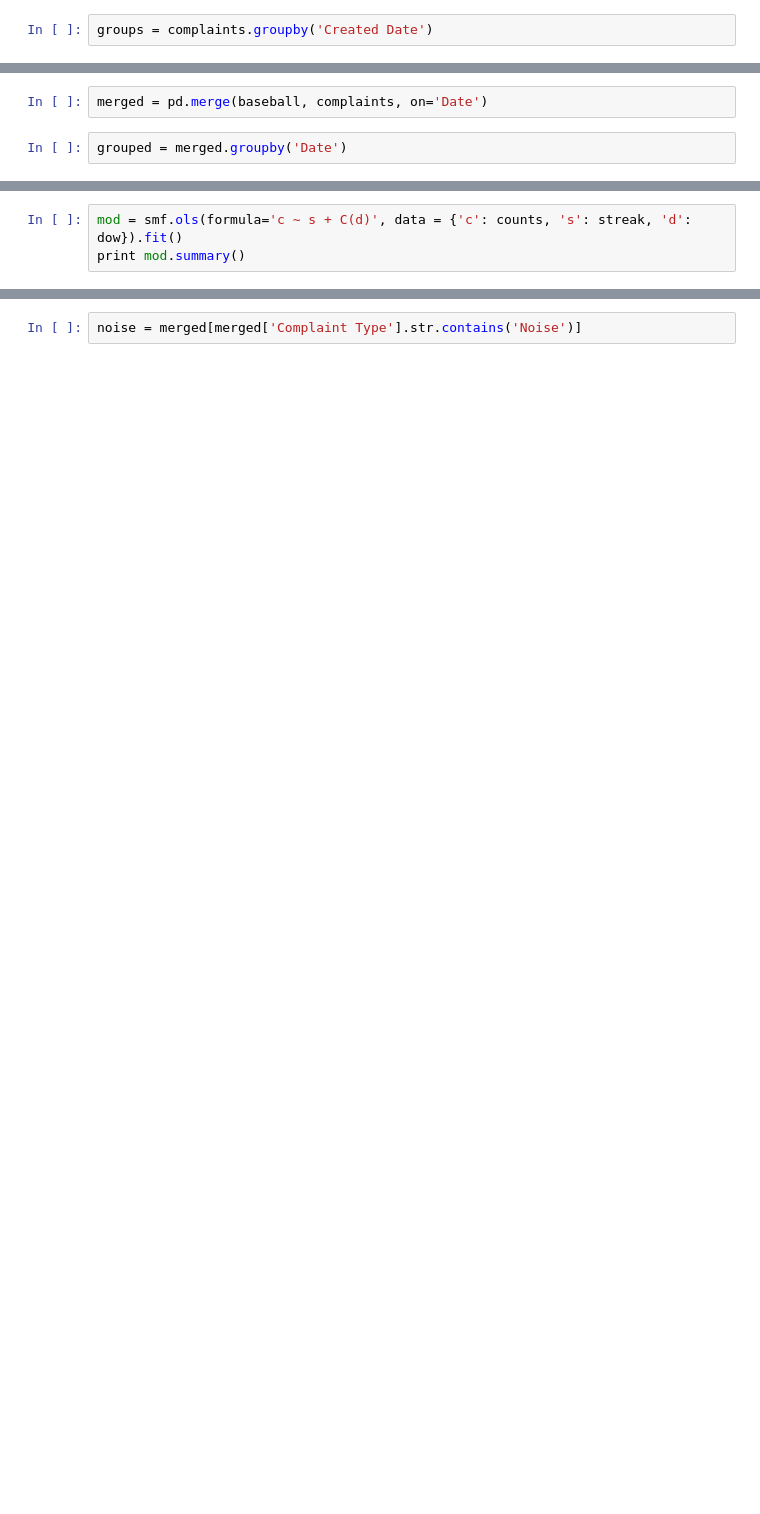
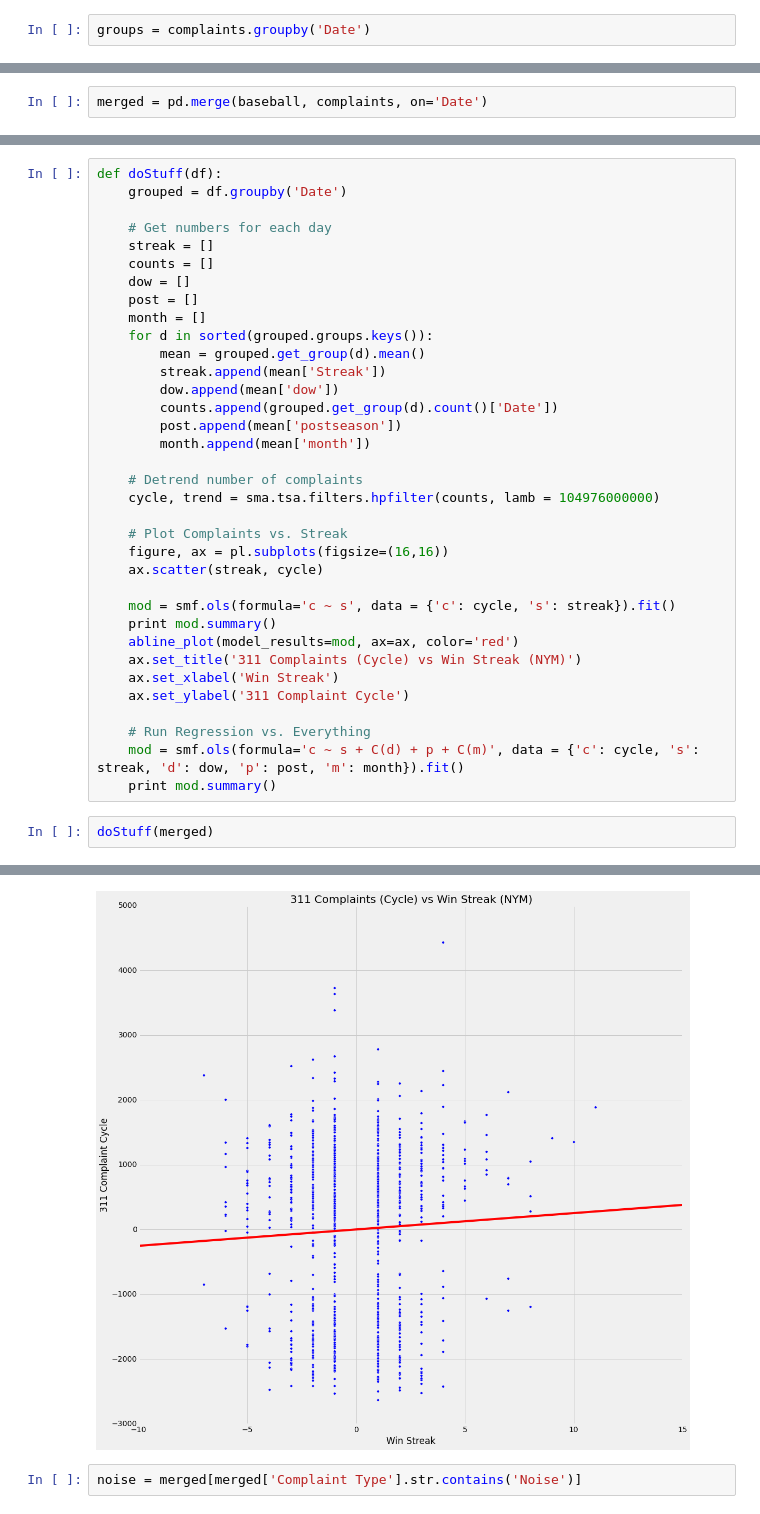
Before and after one commit to docmarionum1/ads_foundations, a Jupyter notebook: 311 - Mets.ipynb, the cells around one changed output, grey strips where cells are left out. Cells and saved outputs as stored; diff of their text form; blank space fills up the shorter version.

```diff
--- a/311 - Mets.ipynb
+++ b/311 - Mets.ipynb
@@ -52,5 +52,5 @@ complaints['dow'] = complaints.apply(lambda x: x['Date'].weekday(), axis=1)
 # %%
-groups = complaints.groupby('Created Date')
+groups = complaints.groupby('Date')
 # %%
 d = {
     'dow': groups.mean()['dow'],
@@ -139,4 +135,2 @@ baseball.plot('Date', 'Streak', figsize=(16,16))
 # %%
 merged = pd.merge(baseball, complaints, on='Date')
-# %%
-grouped = merged.groupby('Date')
@@ -179,3 +136,0 @@ Warnings:
-# %%
-mod = smf.ols(formula='c ~ s + C(d)', data = {'c': counts, 's': streak, 'd': dow}).fit()
-print mod.summary()
@@ -199,0 +137,38 @@ Warnings:
+# %%
+def doStuff(df):
+    grouped = df.groupby('Date')
+
+    # Get numbers for each day
+    streak = []
+    counts = []
+    dow = []
+    post = []
+    month = []
+    for d in sorted(grouped.groups.keys()):
+        mean = grouped.get_group(d).mean()
+        streak.append(mean['Streak'])
+        dow.append(mean['dow'])
+        counts.append(grouped.get_group(d).count()['Date'])
+        post.append(mean['postseason'])
+        month.append(mean['month'])
+
+    # Detrend number of complaints
+    cycle, trend = sma.tsa.filters.hpfilter(counts, lamb = 104976000000)
+
+    # Plot Complaints vs. Streak
+    figure, ax = pl.subplots(figsize=(16,16))
+    ax.scatter(streak, cycle)
+
+    mod = smf.ols(formula='c ~ s', data = {'c': cycle, 's': streak}).fit()
+    print mod.summary()
+    abline_plot(model_results=mod, ax=ax, color='red')
+    ax.set_title('311 Complaints (Cycle) vs Win Streak (NYM)')
+    ax.set_xlabel('Win Streak')
+    ax.set_ylabel('311 Complaint Cycle')
+
+    # Run Regression vs. Everything
+    mod = smf.ols(formula='c ~ s + C(d) + p + C(m)', data = {'c': cycle, 's': streak, 'd': dow, 'p': post, 'm': month}).fit()
+    print mod.summary()
+# %%
+doStuff(merged)
+# %% [output]
@@ -200,2 +192,3 @@ Warnings:
+[figure, added]
 # %%
 noise = merged[merged['Complaint Type'].str.contains('Noise')]
```
Also changed, not shown: parts of 22 cells of this notebook, 7 other files.
